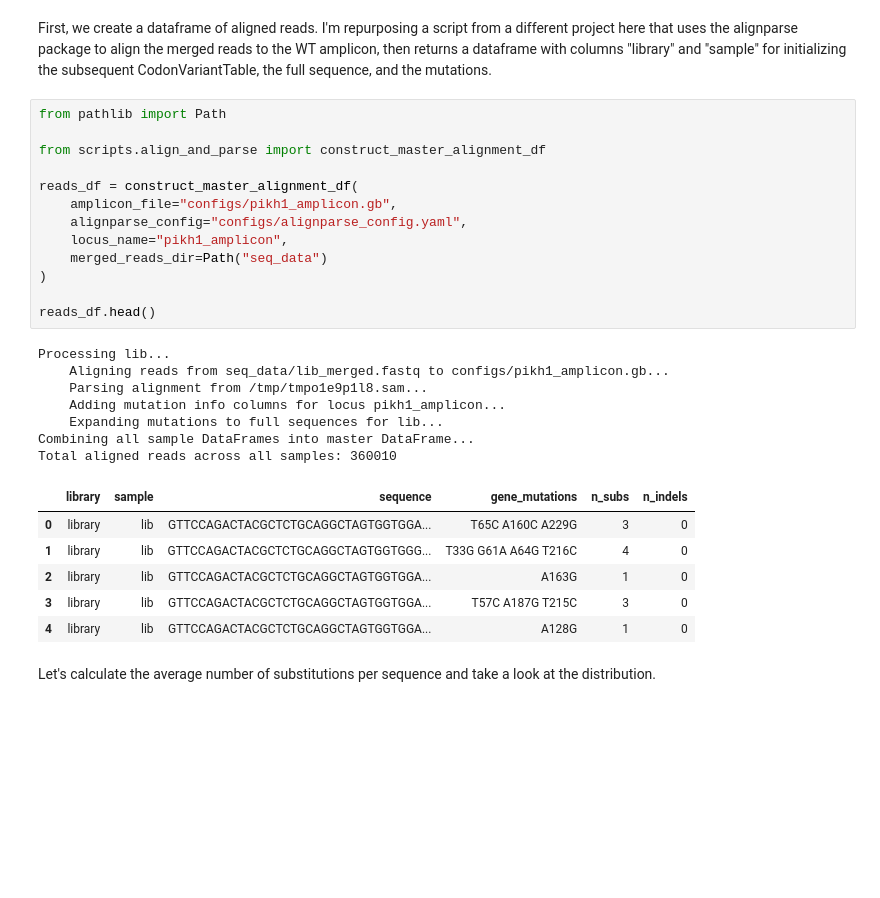
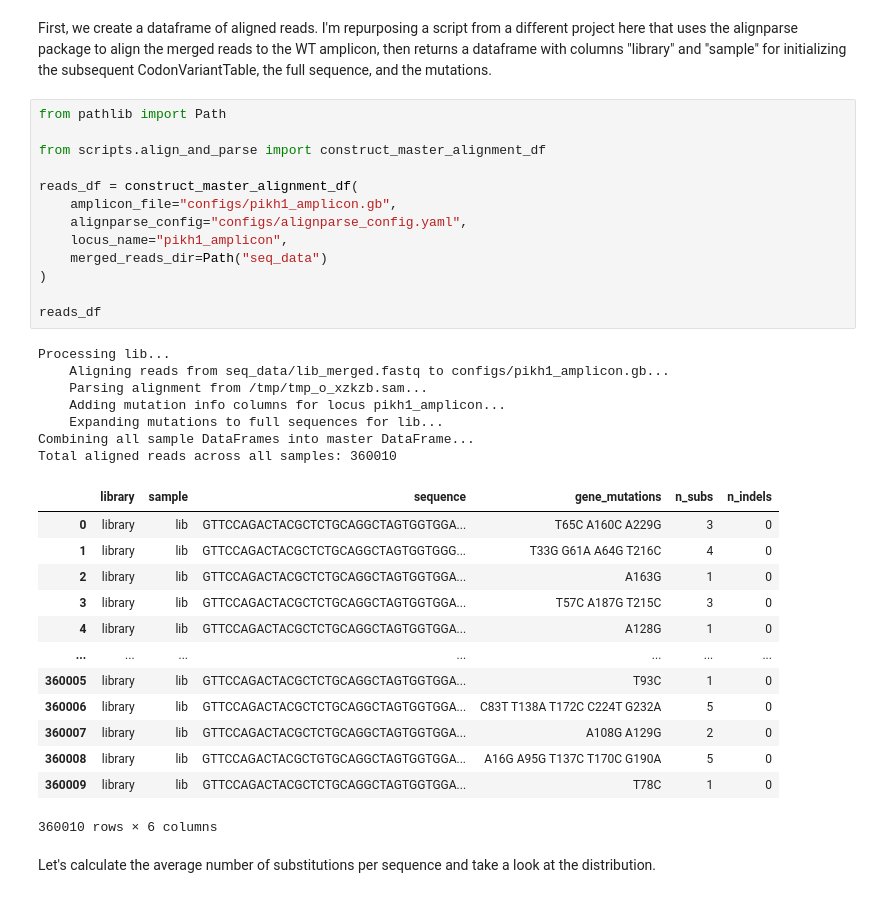
Before and after one commit to odgarrett/simulating-variant-effect-screens, a Jupyter notebook: library_analysis.ipynb, the cells around one changed output. Cells and saved outputs as stored; diff of their text form; blank space fills up the shorter version.

```diff
--- a/library_analysis.ipynb
+++ b/library_analysis.ipynb
@@ -9,30 +9,37 @@ First, we create a dataframe of aligned reads. I'm repurposing a script from a d
 # %%
 from pathlib import Path
 
 from scripts.align_and_parse import construct_master_alignment_df
 
 reads_df = construct_master_alignment_df(
     amplicon_file="configs/pikh1_amplicon.gb",
     alignparse_config="configs/alignparse_config.yaml",
     locus_name="pikh1_amplicon",
     merged_reads_dir=Path("seq_data")
 )
 
-reads_df.head()
+reads_df
 # %% [output]
 Processing lib...
     Aligning reads from seq_data/lib_merged.fastq to configs/pikh1_amplicon.gb...
-    Parsing alignment from /tmp/tmpo1e9p1l8.sam...
+    Parsing alignment from /tmp/tmp_o_xzkzb.sam...
     Adding mutation info columns for locus pikh1_amplicon...
     Expanding mutations to full sequences for lib...
 Combining all sample DataFrames into master DataFrame...
 Total aligned reads across all samples: 360010
 |  | library | sample | sequence | gene_mutations | n_subs | n_indels |
 | 0 | library | lib | GTTCCAGACTACGCTCTGCAGGCTAGTGGTGGA... | T65C A160C A229G | 3 | 0 |
 | 1 | library | lib | GTTCCAGACTACGCTCTGCAGGCTAGTGGTGGG... | T33G G61A A64G T216C | 4 | 0 |
 | 2 | library | lib | GTTCCAGACTACGCTCTGCAGGCTAGTGGTGGA... | A163G | 1 | 0 |
 | 3 | library | lib | GTTCCAGACTACGCTCTGCAGGCTAGTGGTGGA... | T57C A187G T215C | 3 | 0 |
 | 4 | library | lib | GTTCCAGACTACGCTCTGCAGGCTAGTGGTGGA... | A128G | 1 | 0 |
+| ... | ... | ... | ... | ... | ... | ... |
+| 360005 | library | lib | GTTCCAGACTACGCTCTGCAGGCTAGTGGTGGA... | T93C | 1 | 0 |
+| 360006 | library | lib | GTTCCAGACTACGCTCTGCAGGCTAGTGGTGGA... | C83T T138A T172C C224T G232A | 5 | 0 |
+| 360007 | library | lib | GTTCCAGACTACGCTCTGCAGGCTAGTGGTGGA... | A108G A129G | 2 | 0 |
+| 360008 | library | lib | GTTCCAGACTACGCTGTGCAGGCTAGTGGTGGA... | A16G A95G T137C T170C G190A | 5 | 0 |
+| 360009 | library | lib | GTTCCAGACTACGCTCTGCAGGCTAGTGGTGGA... | T78C | 1 | 0 |
+360010 rows × 6 columns
 # %% [markdown]
 Let's calculate the average number of substitutions per sequence and take a look at the distribution.
 # %%
```
Also changed, not shown: parts of 4 cells of this notebook, 7 other files.
